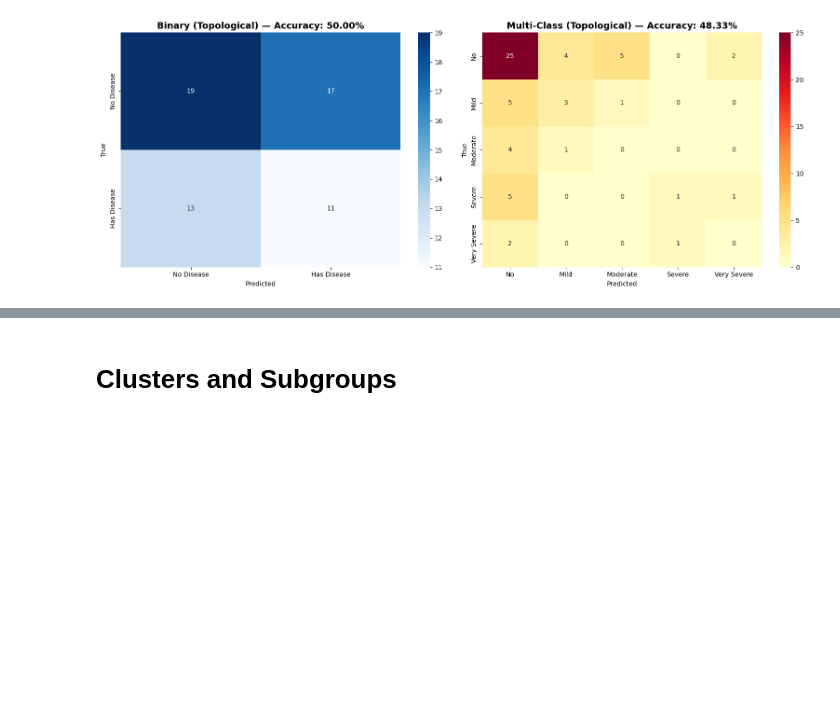
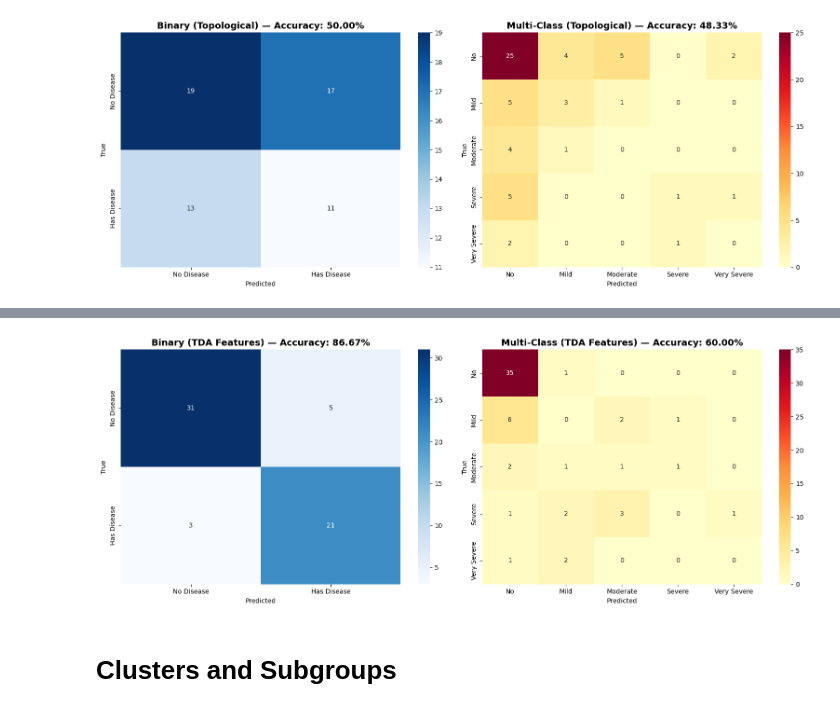
Before and after one commit to ajenee1/TDA, a Jupyter notebook: nya_dataset.ipynb, the cells around one changed output, grey strips where cells are left out. Saved outputs shown, nothing was run; the diff lists cells and outputs as text; code cells hidden in the pictures; blank space fills up the shorter version.

```diff
--- a/nya_dataset.ipynb
+++ b/nya_dataset.ipynb
@@ -317,3 +317,101 @@ Random Forest — Topological Features
 Binary Classification Accuracy: 50.00%
 Multi-Class Classification Accuracy: 48.33%
 [figure]
+# %%
+"""Random Forest with Topological Features (True TDA Summaries)"""
+
+from ripser import ripser
+from persim import plot_diagrams
+from sklearn.ensemble import RandomForestClassifier
+from sklearn.metrics import accuracy_score, confusion_matrix
+from sklearn.model_selection import train_test_split
+import numpy as np
+import matplotlib.pyplot as plt
+import seaborn as sns
+
+
+
+# --- Define a function to compute barcode summary stats ---
+def barcode_summary(diagram):
+    """Return [count, sum, max, mean, std, entropy] of lifetimes."""
+    if diagram is None or len(diagram) == 0:
+        return [0, 0, 0, 0, 0, 0]
+    lifetimes = diagram[:, 1] - diagram[:, 0]
+    lifetimes = lifetimes[np.isfinite(lifetimes)]
+    if len(lifetimes) == 0:
+        return [0, 0, 0, 0, 0, 0]
+    p = lifetimes / lifetimes.sum()
+    entropy = -(p * np.log(p)).sum()
+    return [
+        len(lifetimes),
+        lifetimes.sum(),
+        lifetimes.max(),
+        lifetimes.mean(),
+        lifetimes.std(ddof=0),
+        entropy,
+    ]
+
+# --- Extract barcode summaries for each homology dimension ---
+features = []
+for dgm in diagrams:
+    features.extend(barcode_summary(dgm))
+
+# Wrap into a NumPy array (one vector for the dataset)
+X_topo = np.array(features).reshape(1, -1)
+print(f"TDA feature vector length: {X_topo.shape[1]}")
+
+# NOTE: If you want per-sample TDA features, compute diagrams per patient
+# (requires looping over patient subsets or sliding windows). This version
+# uses one global diagram representing dataset topology.
+
+# --- Prepare target variables ---
+y_binary = (y > 0).astype(int)
+
+# --- Split data ---
+X_train_b, X_test_b, y_train_b, y_test_b = train_test_split(X_scaled, y_binary, test_size=0.2, random_state=42)
+X_train_m, X_test_m, y_train_m, y_test_m = train_test_split(X_scaled, y, test_size=0.2, random_state=42)
+
+# --- Train Random Forests using TDA features + raw data (optional combination) ---
+# Here we append the TDA vector to each sample to provide topological context.
+X_train_b_tda = np.hstack([X_train_b, np.repeat(X_topo, len(X_train_b), axis=0)])
+X_test_b_tda  = np.hstack([X_test_b, np.repeat(X_topo, len(X_test_b), axis=0)])
+X_train_m_tda = np.hstack([X_train_m, np.repeat(X_topo, len(X_train_m), axis=0)])
+X_test_m_tda  = np.hstack([X_test_m, np.repeat(X_topo, len(X_test_m), axis=0)])
+
+clf_b = RandomForestClassifier(n_estimators=300, random_state=42)
+clf_b.fit(X_train_b_tda, y_train_b)
+y_pred_b = clf_b.predict(X_test_b_tda)
+acc_b = accuracy_score(y_test_b, y_pred_b)
+
+clf_m = RandomForestClassifier(n_estimators=300, random_state=42)
+clf_m.fit(X_train_m_tda, y_train_m)
+y_pred_m = clf_m.predict(X_test_m_tda)
+acc_m = accuracy_score(y_test_m, y_pred_m)
+
+# --- Print accuracy results ---
+print("Random Forest — True Topological Features")
+print(f"Binary Classification Accuracy: {acc_b:.2%}")
+print(f"Multi-Class Classification Accuracy: {acc_m:.2%}")
+
+# --- Plot confusion matrices ---
+fig, axes = plt.subplots(1, 2, figsize=(16, 6))
+
+# Binary
+cm_b = confusion_matrix(y_test_b, y_pred_b)
+sns.heatmap(cm_b, annot=True, fmt='d', cmap='Blues', cbar=True,
+            xticklabels=['No Disease', 'Has Disease'],
+            yticklabels=['No Disease', 'Has Disease'], ax=axes[0])
+axes[0].set_title(f'Binary (TDA Features) — Accuracy: {acc_b:.2%}', fontsize=14, fontweight='bold')
+axes[0].set_xlabel('Predicted'); axes[0].set_ylabel('True')
+
+# Multi-class
+cm_m = confusion_matrix(y_test_m, y_pred_m)
+sns.heatmap(cm_m, annot=True, fmt='d', cmap='YlOrRd', cbar=True,
+            xticklabels=['No', 'Mild', 'Moderate', 'Severe', 'Very Severe'],
+            yticklabels=['No', 'Mild', 'Moderate', 'Severe', 'Very Severe'], ax=axes[1])
+axes[1].set_title(f'Multi-Class (TDA Features) — Accuracy: {acc_m:.2%}', fontsize=14, fontweight='bold')
+axes[1].set_xlabel('Predicted'); axes[1].set_ylabel('True')
+
+plt.tight_layout()
+plt.show()
+# %% [output]
@@ -320,2 +422,3 @@ Multi-Class Classification Accuracy: 48.33%
+[figure, added]
 # %% [markdown]
 # Clusters and Subgroups
```
Also changed, not shown: parts of 12 cells of this notebook.
